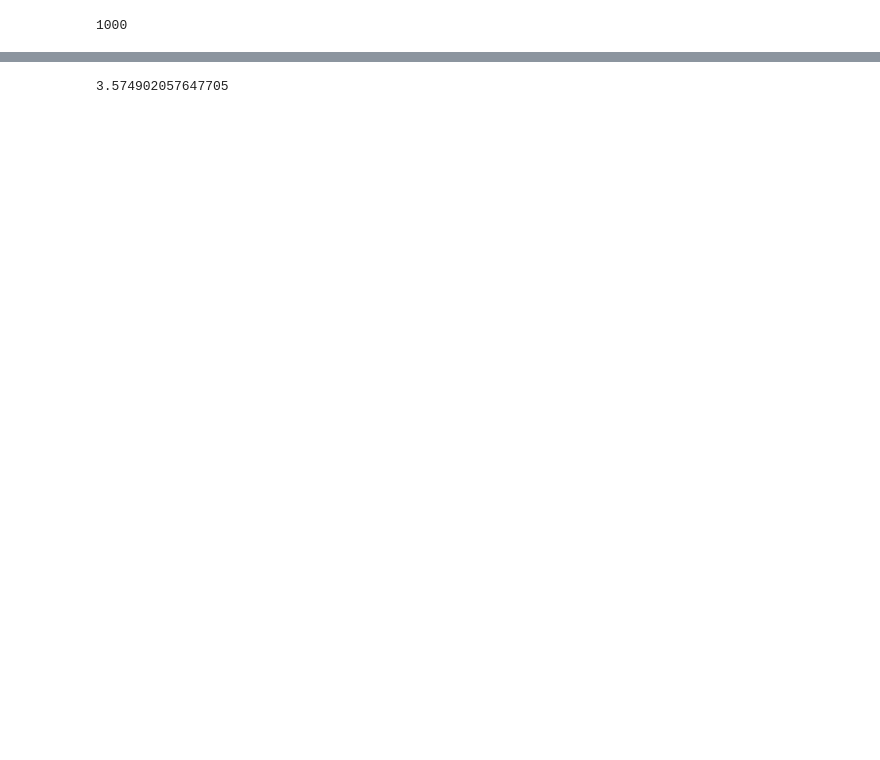
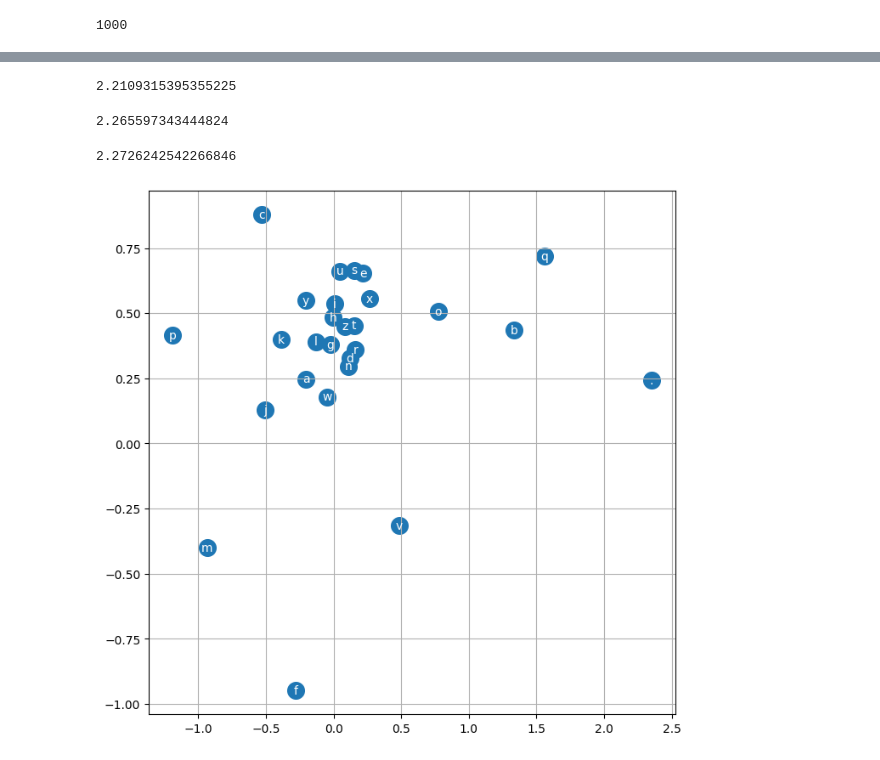
Before and after one commit to shah0nawaz/Neural-Networks-From-Scratch, a Jupyter notebook: MLP_names_prediction_model.ipynb, the cells around one changed output, grey strips where cells are left out. Cells and saved outputs as stored; diff of their text form; code cells hidden in the pictures; blank space fills up the shorter version.

```diff
--- a/MLP_names_prediction_model.ipynb
+++ b/MLP_names_prediction_model.ipynb
@@ -186,9 +288,27 @@ print(loss.item())
 # %%
-emb = C[X]
-a1 = torch.tanh(emb.view(-1,X.shape[1]*C.shape[1]) @ W1 + b1 )
-logits = a1 @ W2 + b2
-# Calculate Loss
-loss = F.cross_entropy(logits, Y)
+logits = model(Xtr, parameters)
+loss = F.cross_entropy(logits, Ytr)
 loss.item()
 # %% [output]
-3.574902057647705
+2.2109315395355225
+# %%
+logits = model(Xval, parameters)
+loss = F.cross_entropy(logits, Yval)
+loss.item()
+# %% [output]
+2.265597343444824
+# %%
+logits = model(Xtest, parameters)
+loss = F.cross_entropy(logits, Ytest)
+loss.item()
+# %% [output]
+2.2726242542266846
+# %%
+# plt.figure()
+plt.figure(figsize=(8,8))
+plt.scatter(parameters[0][:,0].data, parameters[0][:,1].data, s=200)
+for i in range(parameters[0].shape[0]):
+    plt.text(parameters[0][i,0].item(), parameters[0][i,1].item(), itos[i], ha='center', va='center', color='white')
+plt.grid('minor')
+# %% [output]
+[figure, added]
```
Also changed, not shown: parts of 12 cells of this notebook.
